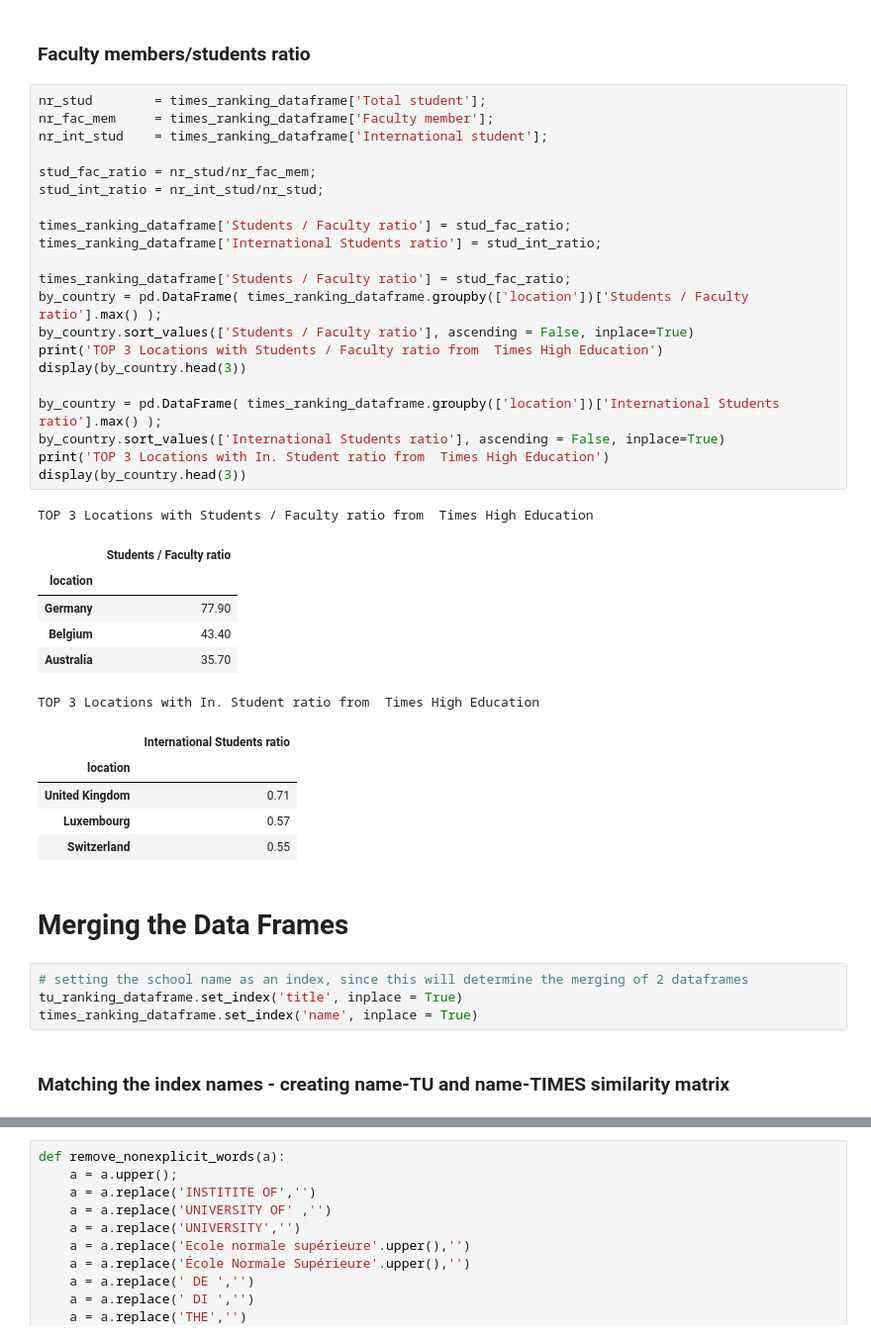
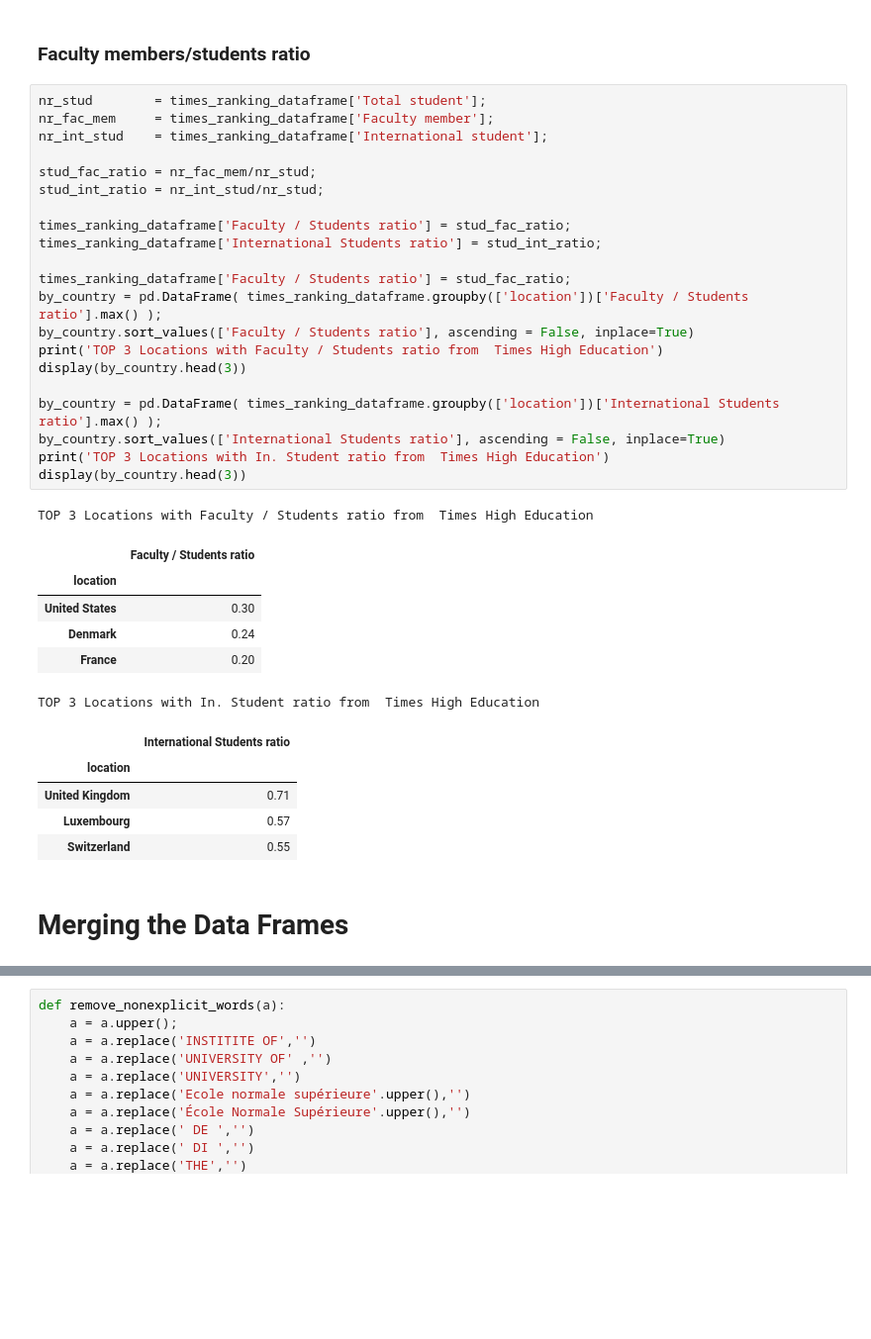
Before and after one commit to Amaumaury/ada-2017, a Jupyter notebook: 02 - Data from the Web/Homework2.ipynb, the cells around one changed output, grey strips where cells are left out. Shown at 99% size. Cells and saved outputs as stored; diff of their text form; blank space fills up the shorter version.

```diff
--- a/02 - Data from the Web/Homework2.ipynb
+++ b/02 - Data from the Web/Homework2.ipynb
@@ -305,31 +310,31 @@ TOP 3 regions with Int. students ratio from Top Universities
 # %%
 nr_stud        = times_ranking_dataframe['Total student'];
 nr_fac_mem     = times_ranking_dataframe['Faculty member'];
 nr_int_stud    = times_ranking_dataframe['International student'];
 
-stud_fac_ratio = nr_stud/nr_fac_mem;
+stud_fac_ratio = nr_fac_mem/nr_stud;
 stud_int_ratio = nr_int_stud/nr_stud;
 
-times_ranking_dataframe['Students / Faculty ratio'] = stud_fac_ratio;
+times_ranking_dataframe['Faculty / Students ratio'] = stud_fac_ratio;
 times_ranking_dataframe['International Students ratio'] = stud_int_ratio;
 
-times_ranking_dataframe['Students / Faculty ratio'] = stud_fac_ratio;
-by_country = pd.DataFrame( times_ranking_dataframe.groupby(['location'])['Students / Faculty ratio'].max() );
-by_country.sort_values(['Students / Faculty ratio'], ascending = False, inplace=True)
-print('TOP 3 Locations with Students / Faculty ratio from  Times High Education')
+times_ranking_dataframe['Faculty / Students ratio'] = stud_fac_ratio;
+by_country = pd.DataFrame( times_ranking_dataframe.groupby(['location'])['Faculty / Students ratio'].max() );
+by_country.sort_values(['Faculty / Students ratio'], ascending = False, inplace=True)
+print('TOP 3 Locations with Faculty / Students ratio from  Times High Education')
 display(by_country.head(3))
 
 by_country = pd.DataFrame( times_ranking_dataframe.groupby(['location'])['International Students ratio'].max() );
 by_country.sort_values(['International Students ratio'], ascending = False, inplace=True)
 print('TOP 3 Locations with In. Student ratio from  Times High Education')
 display(by_country.head(3))
 # %% [output]
-TOP 3 Locations with Students / Faculty ratio from  Times High Education
+TOP 3 Locations with Faculty / Students ratio from  Times High Education
-|  | Students / Faculty ratio |
+|  | Faculty / Students ratio |
 | location |  |
-| Germany | 77.90 |
-| Belgium | 43.40 |
-| Australia | 35.70 |
+| United States | 0.30 |
+| Denmark | 0.24 |
+| France | 0.20 |
 TOP 3 Locations with In. Student ratio from  Times High Education
 |  | International Students ratio |
 | location |  |
@@ -338,9 +343,3 @@ TOP 3 Locations with In. Student ratio from  Times High Education
 | Switzerland | 0.55 |
 # %% [markdown]
 # Merging the Data Frames
-# %%
-# setting the school name as an index, since this will determine the merging of 2 dataframes
-tu_ranking_dataframe.set_index('title', inplace = True)
-times_ranking_dataframe.set_index('name', inplace = True)
-# %% [markdown]
-### Matching the index names - creating name-TU and name-TIMES similarity matrix
```
Also changed, not shown: parts of 13 cells of this notebook.
